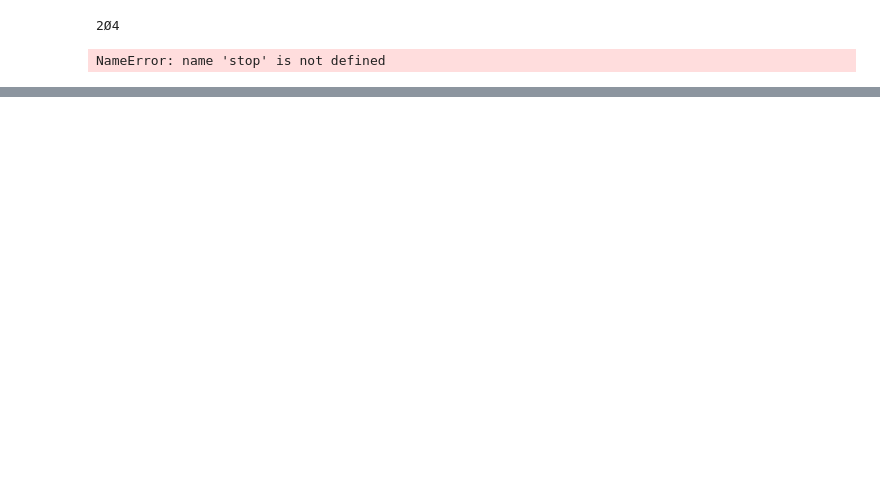
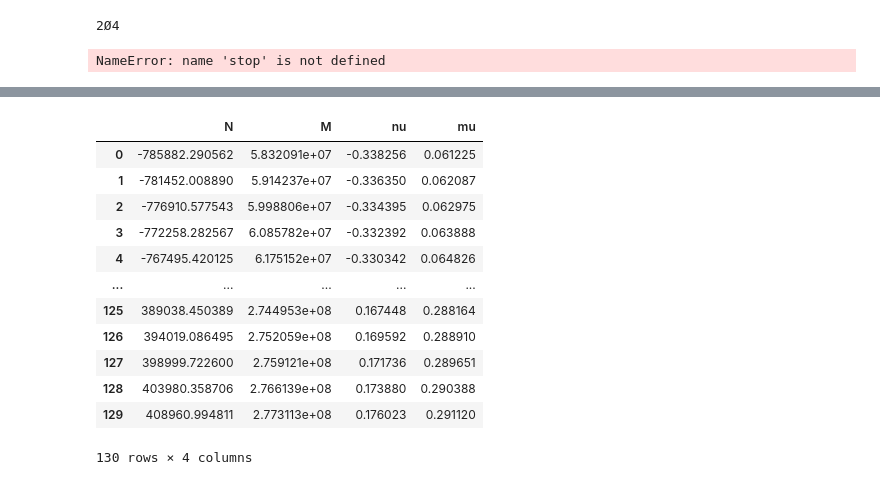
Before and after one commit to sononicola/Design-of-Concrete-Structures, a Jupyter notebook: M - N interaction diagram.ipynb, the cells around one changed output, grey strips where cells are left out. Saved outputs shown, nothing was run; the diff lists cells and outputs as text; code cells hidden in the pictures; blank space fills up the shorter version.

```diff
--- a/M - N interaction diagram.ipynb
+++ b/M - N interaction diagram.ipynb
@@ -472,0 +481,16 @@ xi[0]
+# %%
+pd.DataFrame(MN_up["2"])
+# %% [output]
+|  | N | M | nu | mu |
+| 0 | -785882.290562 | 5.832091e+07 | -0.338256 | 0.061225 |
+| 1 | -781452.008890 | 5.914237e+07 | -0.336350 | 0.062087 |
+| 2 | -776910.577543 | 5.998806e+07 | -0.334395 | 0.062975 |
+| 3 | -772258.282567 | 6.085782e+07 | -0.332392 | 0.063888 |
+| 4 | -767495.420125 | 6.175152e+07 | -0.330342 | 0.064826 |
+| ... | ... | ... | ... | ... |
+| 125 | 389038.450389 | 2.744953e+08 | 0.167448 | 0.288164 |
+| 126 | 394019.086495 | 2.752059e+08 | 0.169592 | 0.288910 |
+| 127 | 398999.722600 | 2.759121e+08 | 0.171736 | 0.289651 |
+| 128 | 403980.358706 | 2.766139e+08 | 0.173880 | 0.290388 |
+| 129 | 408960.994811 | 2.773113e+08 | 0.176023 | 0.291120 |
+130 rows × 4 columns
```
Also changed, not shown: parts of 25 cells of this notebook.
